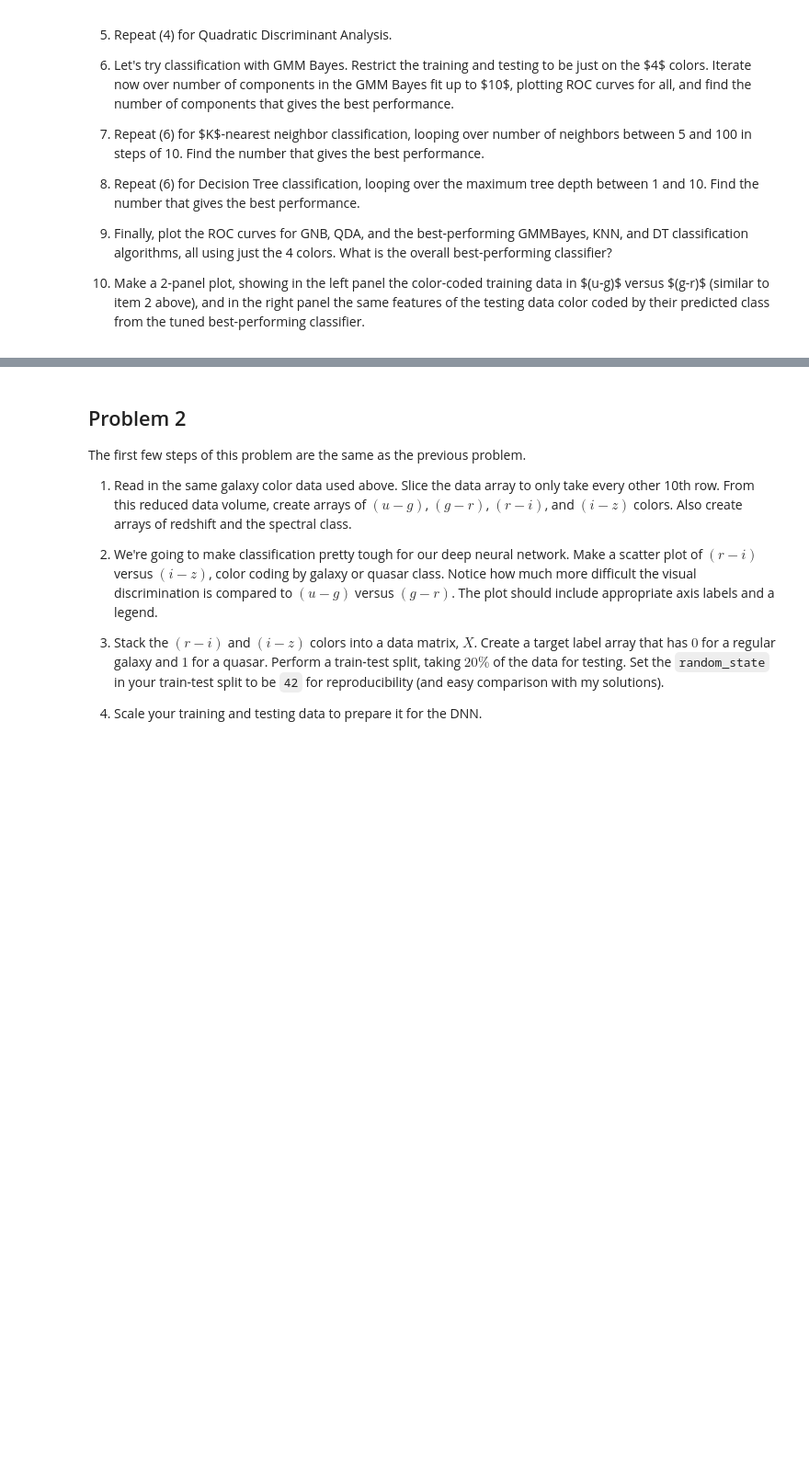
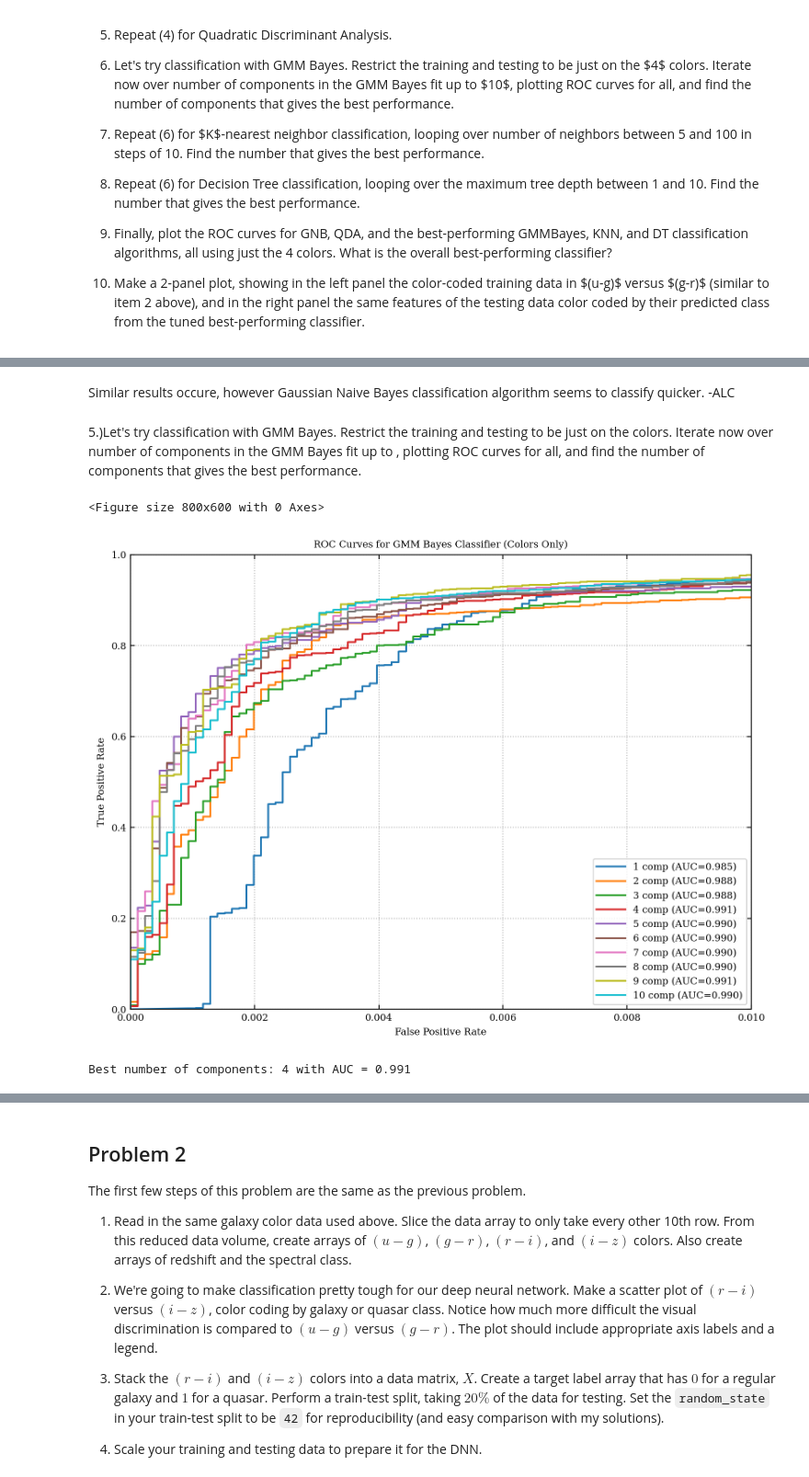
Before and after one commit to VanderbiltAstronomy/astr_8070_s25, a Jupyter notebook: coursework/student_folders/ayanah_cason/homeworks/vu_astr8070_s25_hw8_AyanahCason.ipynb, the cells around one changed output, grey strips where cells are left out. Shown at 92% size. Drawn from its saved outputs; the diff is of its cells as text; code cells hidden in the pictures; blank space fills up the shorter version.

```diff
--- a/coursework/student_folders/ayanah_cason/homeworks/vu_astr8070_s25_hw8_AyanahCason.ipynb
+++ b/coursework/student_folders/ayanah_cason/homeworks/vu_astr8070_s25_hw8_AyanahCason.ipynb
@@ -78,0 +191,46 @@ redshift_err=data['redshift_err']
+# %% [markdown]
+Similar results occure, however Gaussian Naive Bayes classification algorithm seems to classify quicker. -ALC
+# %% [markdown]
+5.)Let's try classification with GMM Bayes. Restrict the training and testing to be just on the  colors. Iterate now over number of components in the GMM Bayes fit up to , plotting ROC curves for all, and find the number of components that gives the best performance.
+# %%
+from astroML.classification import GMMBayes
+from sklearn.metrics import roc_curve, auc
+
+components_range = range(1, 11)
+plt.figure(figsize=(8, 6))
+
+best_auc = 0
+best_n = 1
+
+for n_components in components_range:
+    clf = GMMBayes(n_components=n_components)
+    clf.fit(Xtrain_c, ytrain_c)
+
+    # Find probability for quasar class (label 1)
+    quasar_index = np.where(clf.classes_ == 1)[0][0]
+    y_prob = clf.predict_proba(Xtest_c)[:, quasar_index]
+
+    fpr, tpr, _ = roc_curve(ytest_c, y_prob)
+    roc_auc = auc(fpr, tpr)
+
+    plt.plot(fpr, tpr, label=f'{n_components} comp (AUC={roc_auc:.3f})')
+
+    if roc_auc > best_auc:
+        best_auc = roc_auc
+        best_n = n_components
+
+plt.title("ROC Curves for GMM Bayes Classifier (Colors Only)")
+plt.xlabel("False Positive Rate")
+plt.ylabel("True Positive Rate")
+plt.legend(fontsize=8)
+plt.xlim(0, 0.01)
+plt.ylim(0, 1)
+plt.grid(True)
+plt.tight_layout()
+plt.show()
+
+print(f"Best number of components: {best_n} with AUC = {best_auc:.3f}")
+# %% [output]
+<Figure size 800x600 with 0 Axes>
+[figure, added]
+Best number of components: 4 with AUC = 0.991
```
Also changed, not shown: parts of 22 cells of this notebook.
